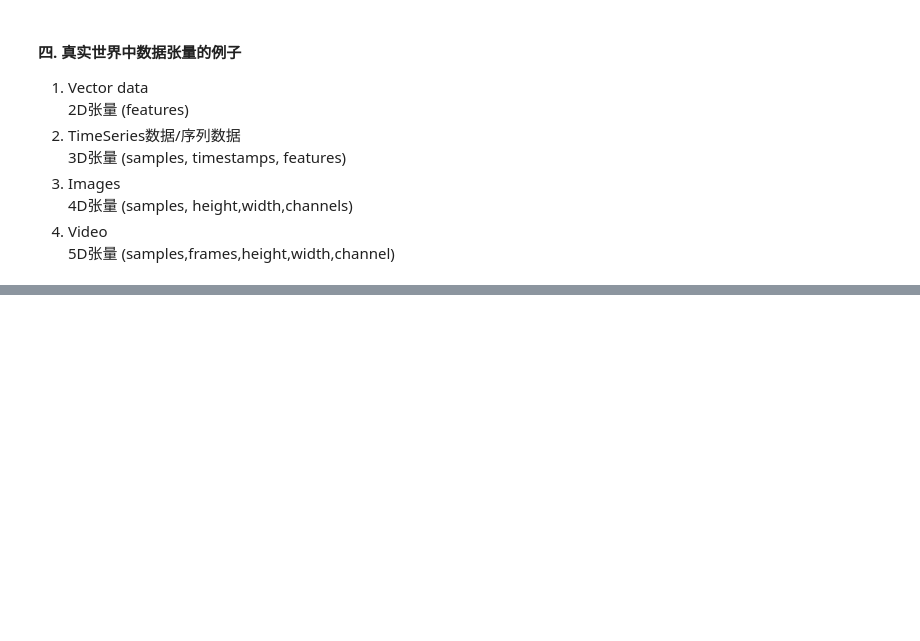
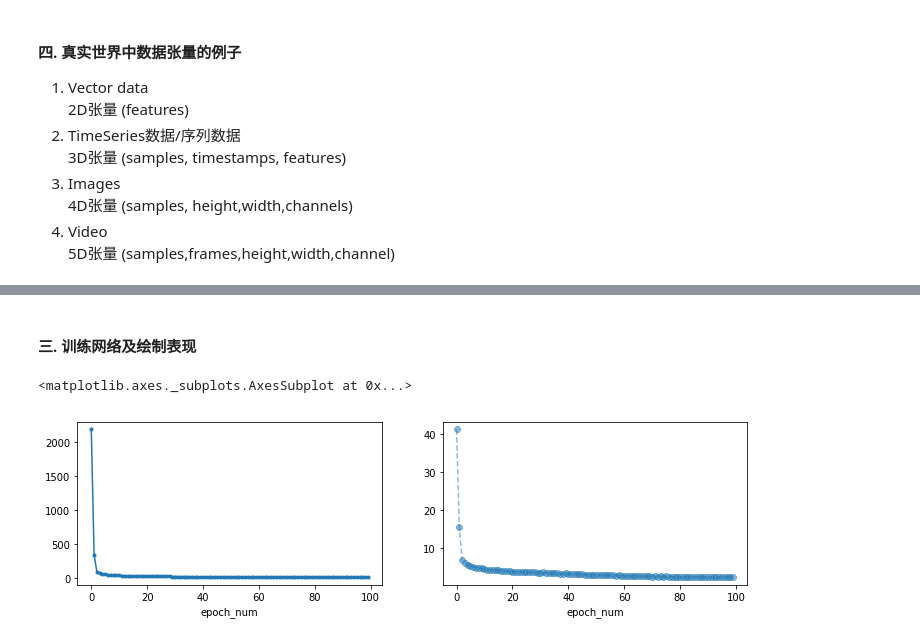
Before and after one commit to lj72808up/DeepLearning, a Jupyter notebook: blog/DeepLearning in keras/1- First Look at NN .ipynb, the cells around one changed output, grey strips where cells are left out. Drawn from its saved outputs; the diff is of its cells as text; code cells hidden in the pictures; blank space fills up the shorter version.

```diff
--- a/blog/DeepLearning in keras/1- First Look at NN .ipynb
+++ b/blog/DeepLearning in keras/1- First Look at NN .ipynb
@@ -145,0 +179,6 @@ plt.imshow(digit,cmap=plt.cm.binary) # cmap : colormap, 默认为空,表示输
+# %%
+from keras.datasets import imdb
+# num_words=1000 : 只把每条评论中, 单词在使用频率2前10,000名的作为输入序列中的数据
+(train_data,train_labels),(test_data,test_labels) = imdb.load_data(num_words=1000)
+print train_data[0][:10]
+type(train_data[0])
@@ -145,0 +323,10 @@ plt.imshow(digit,cmap=plt.cm.binary) # cmap : colormap, 默认为空,表示输
+# %%
+from keras.datasets import boston_housing
+((train_data,train_targets),(test_data,test_target)) = boston_housing.load_data()
+print train_data.shape,train_targets.shape
+print train_targets[:10]
+# 正则化数据
+mean = train_data.mean(axis=0) # 列上进行
+train_data -= mean
+std = train_data.std(axis=0)
+test_data = (test_data-mean)/std
@@ -145,0 +341,24 @@ plt.imshow(digit,cmap=plt.cm.binary) # cmap : colormap, 默认为空,表示输
+# %%
+from keras import layers
+from keras import models
+
+feature_num = train_data.shape[1]
+model = models.Sequential()
+model.add(layers.Dense(64,activation='relu',input_shape=(feature_num,)))
+model.add(layers.Dense(1))
+
+model.compile(optimizer='rmsprop',loss='mse',metrics=['mae'])
+# 样本数量少, batch数量设置1,epoch设置的多一点
+history = model.fit(train_data,train_targets,epochs=100,batch_size=16,verbose=0)
+# %% [markdown]
+#### 三. 训练网络及绘制表现
+# %%
+history_dict = history.history
+f,axes = plt.subplots(1,2,figsize=(12,3))
+df = pd.DataFrame({'loss':history_dict['loss'],'mean_absolute_error':history_dict['mean_absolute_error']})
+df.index.name = 'epoch_num'
+df['loss'].plot(style='.-',ax=axes[0])
+df['mean_absolute_error'].plot(style='8--',ax=axes[1],alpha=0.5)
+# %% [output]
+<matplotlib.axes._subplots.AxesSubplot at 0x...>
+[figure, added]
```
Also changed, not shown: parts of 26 cells of this notebook.
